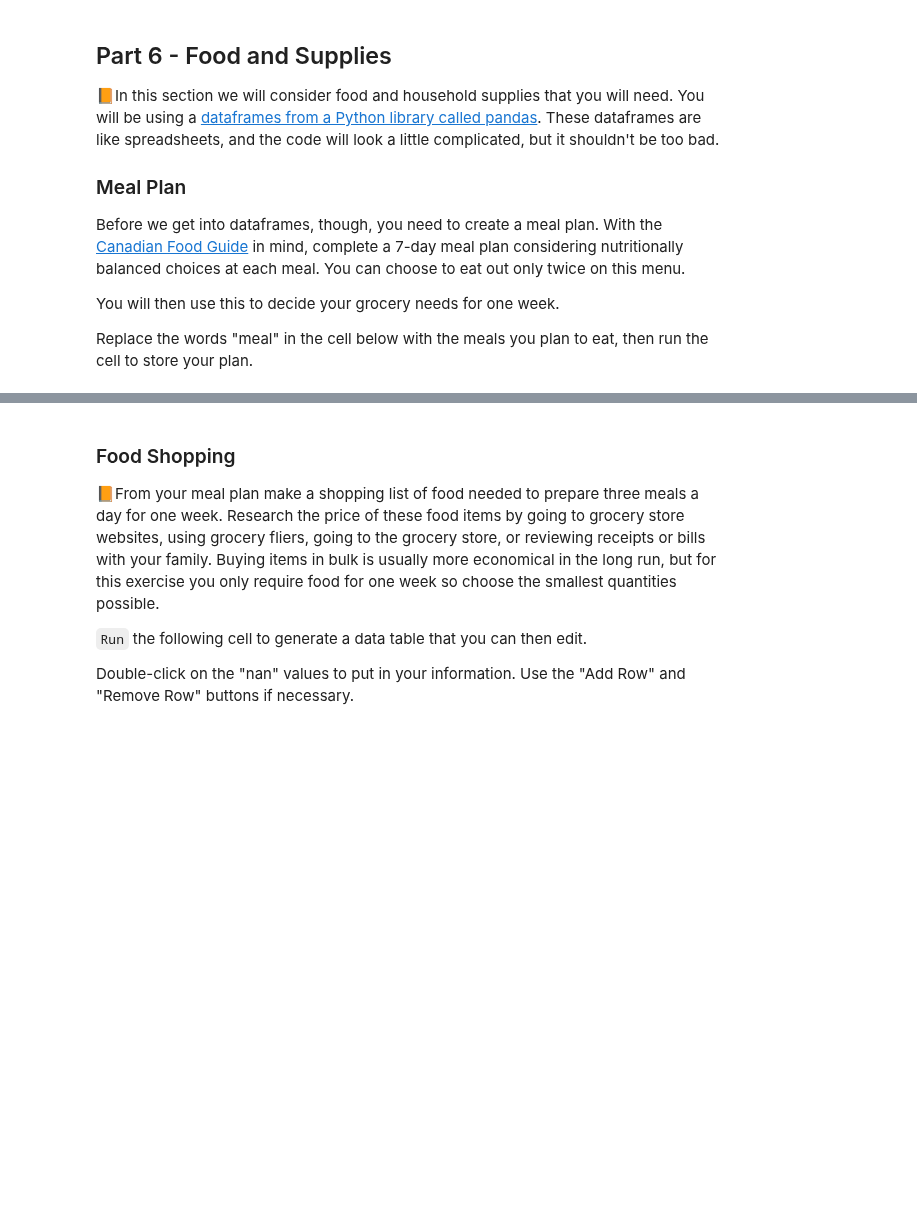
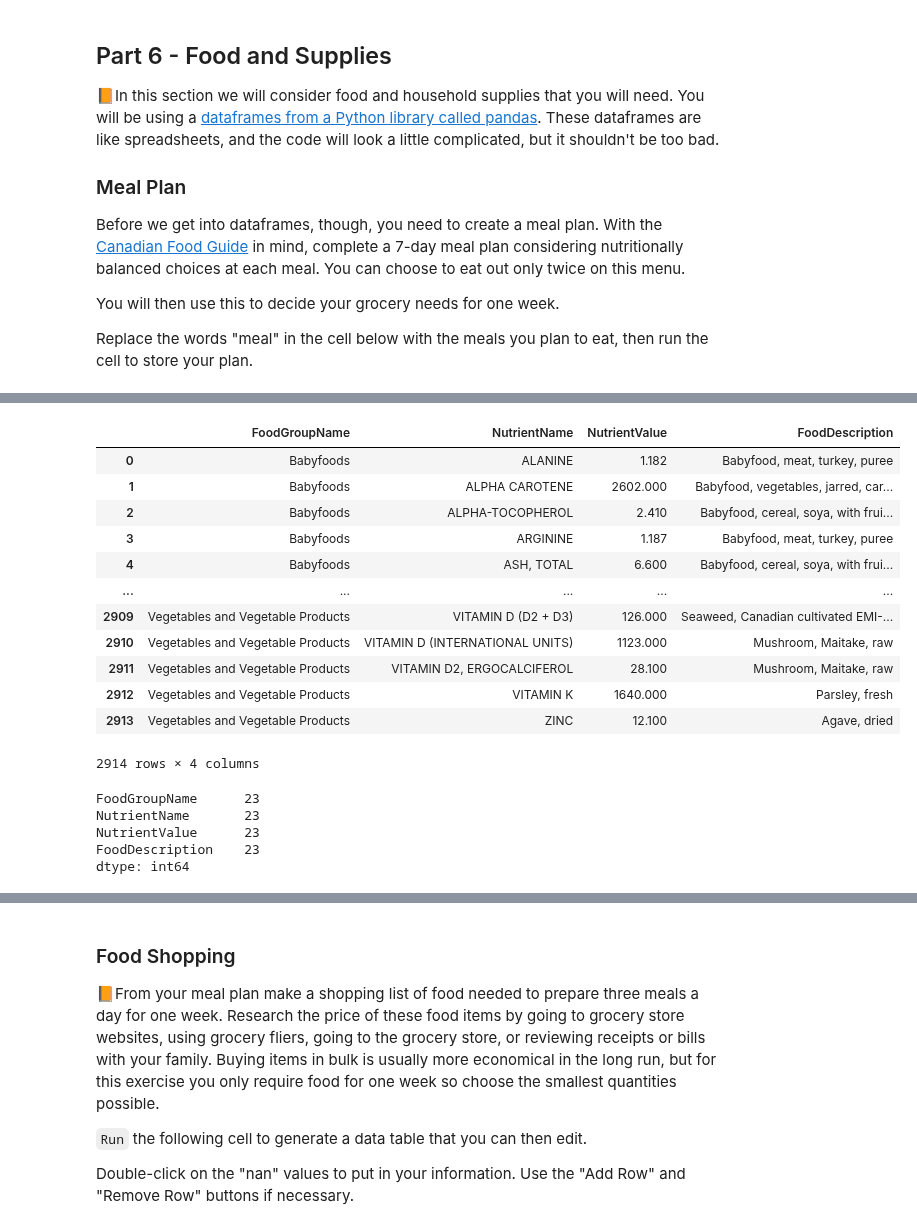
Before and after one commit to callysto/curriculum-notebooks, a Jupyter notebook: Health/CALM/CALM-moving-out-6.ipynb, the cells around one changed output, grey strips where cells are left out. Saved outputs shown, nothing was run; the diff lists cells and outputs as text; code cells hidden in the pictures; blank space fills up the shorter version.

```diff
--- a/Health/CALM/CALM-moving-out-6.ipynb
+++ b/Health/CALM/CALM-moving-out-6.ipynb
@@ -17,0 +56,32 @@ Replace the words "meal" in the cell below with the meals you plan to eat, then
+# %%
+def test(x,y):
+    temp = full_db.loc[(full_db['NutrientName'] == x) & (full_db['NutrientValue'] == y)]
+    return temp.iloc[0]['FoodDescription']
+
+max_values = full_db.groupby(['FoodGroupName','NutrientName'])['NutrientValue'].max().reset_index()
+
+max_values['FoodDescription'] = list(map(test,max_values['NutrientName'],max_values['NutrientValue']))
+
+max_values
+# %% [output]
+|  | FoodGroupName | NutrientName | NutrientValue | FoodDescription |
+| 0 | Babyfoods | ALANINE | 1.182 | Babyfood, meat, turkey, puree |
+| 1 | Babyfoods | ALPHA CAROTENE | 2602.000 | Babyfood, vegetables, jarred, car... |
+| 2 | Babyfoods | ALPHA-TOCOPHEROL | 2.410 | Babyfood, cereal, soya, with frui... |
+| 3 | Babyfoods | ARGININE | 1.187 | Babyfood, meat, turkey, puree |
+| 4 | Babyfoods | ASH, TOTAL | 6.600 | Babyfood, cereal, soya, with frui... |
+| ... | ... | ... | ... | ... |
+| 2909 | Vegetables and Vegetable Products | VITAMIN D (D2 + D3) | 126.000 | Seaweed, Canadian cultivated EMI-... |
+| 2910 | Vegetables and Vegetable Products | VITAMIN D (INTERNATIONAL UNITS) | 1123.000 | Mushroom, Maitake, raw |
+| 2911 | Vegetables and Vegetable Products | VITAMIN D2, ERGOCALCIFEROL | 28.100 | Mushroom, Maitake, raw |
+| 2912 | Vegetables and Vegetable Products | VITAMIN K | 1640.000 | Parsley, fresh |
+| 2913 | Vegetables and Vegetable Products | ZINC | 12.100 | Agave, dried |
+2914 rows × 4 columns
+# %%
+max_values.loc[max_values['NutrientName'] == 'PROTEIN'].count()
+# %% [output]
+FoodGroupName      23
+NutrientName       23
+NutrientValue      23
+FoodDescription    23
+dtype: int64
```
Also changed, not shown: parts of 5 cells of this notebook, 1 other file.
